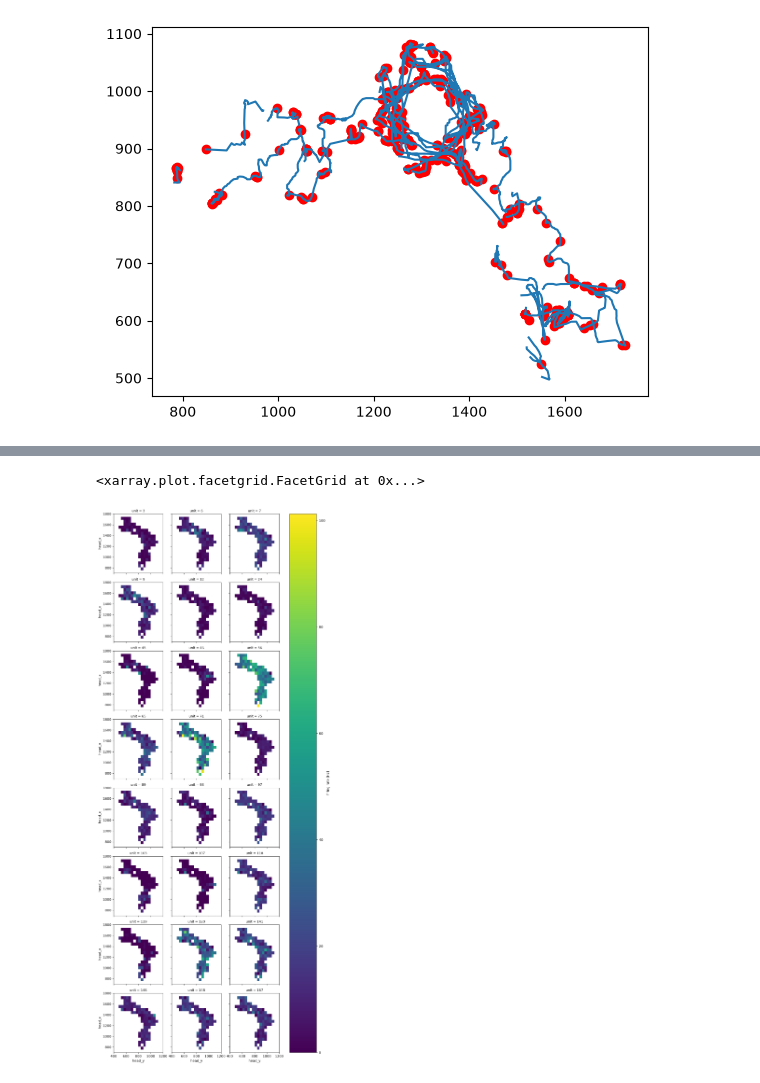
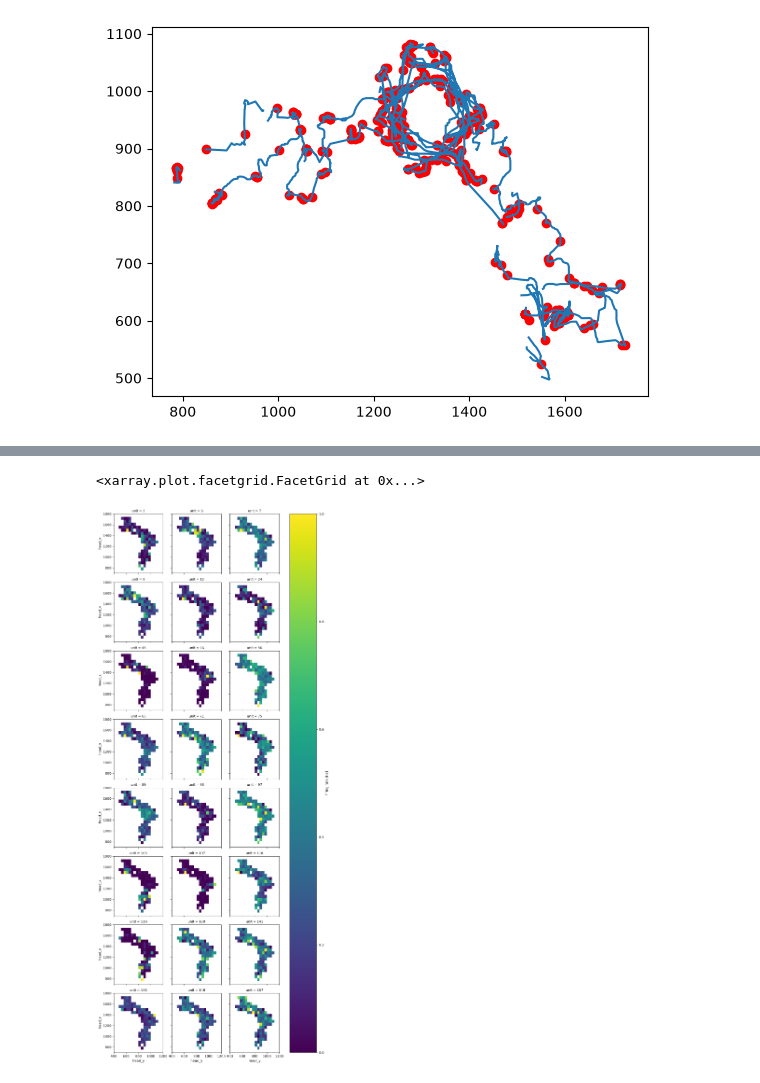
Before and after one commit to SaraMarcoccia/Prototype-for-integrating-movement-SpikeInterface-and-pynapple-OSSS2026-, a Jupyter notebook: prototype_pynapple_pipeline.ipynb, the cells around one changed output, grey strips where cells are left out. Cells and saved outputs as stored; diff of their text form; code cells hidden in the pictures.

Commit message:
Added 2d tuning curves (normalised)

```diff
--- a/prototype_pynapple_pipeline.ipynb
+++ b/prototype_pynapple_pipeline.ipynb
@@ -112,9 +113,15 @@ plt.scatter(positional_spikes[3]["head_x"], positional_spikes[3]["head_y"], colo
 # %%
 #Compute tuning curves for each neuron
 
-tuning_curves = nap.compute_tuning_curves(
+tuning_curves_raw = nap.compute_tuning_curves(
     data=spikes_KS4,
     features=position,
     bins=20,
     range=[(700,1800), (400,1200)],
 )
+# %%
+#Plot tuning curves (not normalised)
+
+tuning_curves_raw.name = "firing rate"
+tuning_curves_raw.attrs["unit"]="Hz"
+tuning_curves_raw.plot(col="unit", col_wrap=3)
@@ -121,9 +131,15 @@ tuning_curves = nap.compute_tuning_curves(
 # %%
-#Plot tuning curves
+#Plot tuning curves (normalised)
+tuning_curves_norm = tuning_curves_raw.copy()
 
-tuning_curves.name = "firing rate"
-tuning_curves.attrs["unit"]="Hz"
-tuning_curves.plot(col="unit", col_wrap=3)
+tuning_curves_norm.name = "firing rate"
+tuning_curves_norm.attrs["unit"]="Hz"
+tuning_curves_norm.values = ( #Normalises firing rate across all neurons
+    tuning_curves_norm.values - np.nanmin(tuning_curves_norm.values, keepdims=True, axis=(1, 2))) / (
+np.nanmax(tuning_curves_norm.values, keepdims=True, axis=(1, 2))
+- np.nanmin(tuning_curves_norm.values, keepdims=True, axis=(1, 2))
+)
+tuning_curves_norm.plot(col="unit", col_wrap=3)
 # %% [output]
 <xarray.plot.facetgrid.FacetGrid at 0x...>
-[figure, old version]
+[figure, new version]
```
Also changed, not shown: parts of 4 cells of this notebook.
